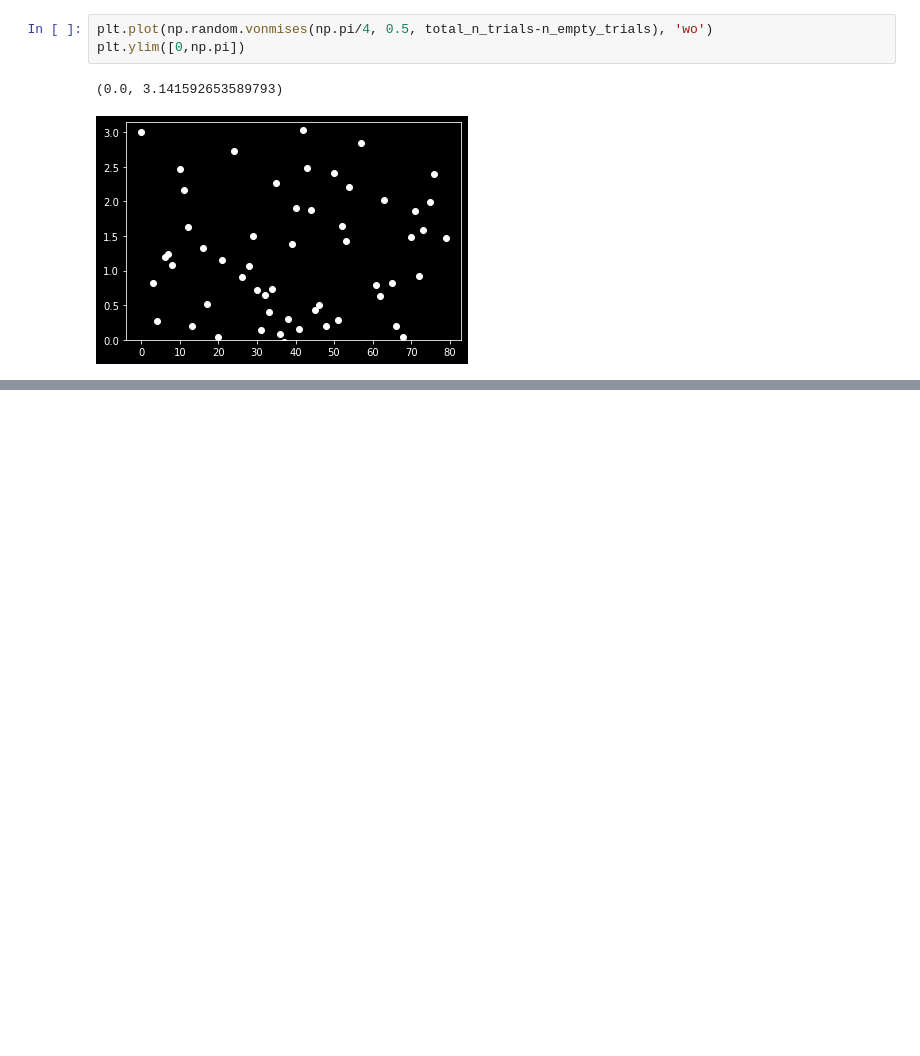
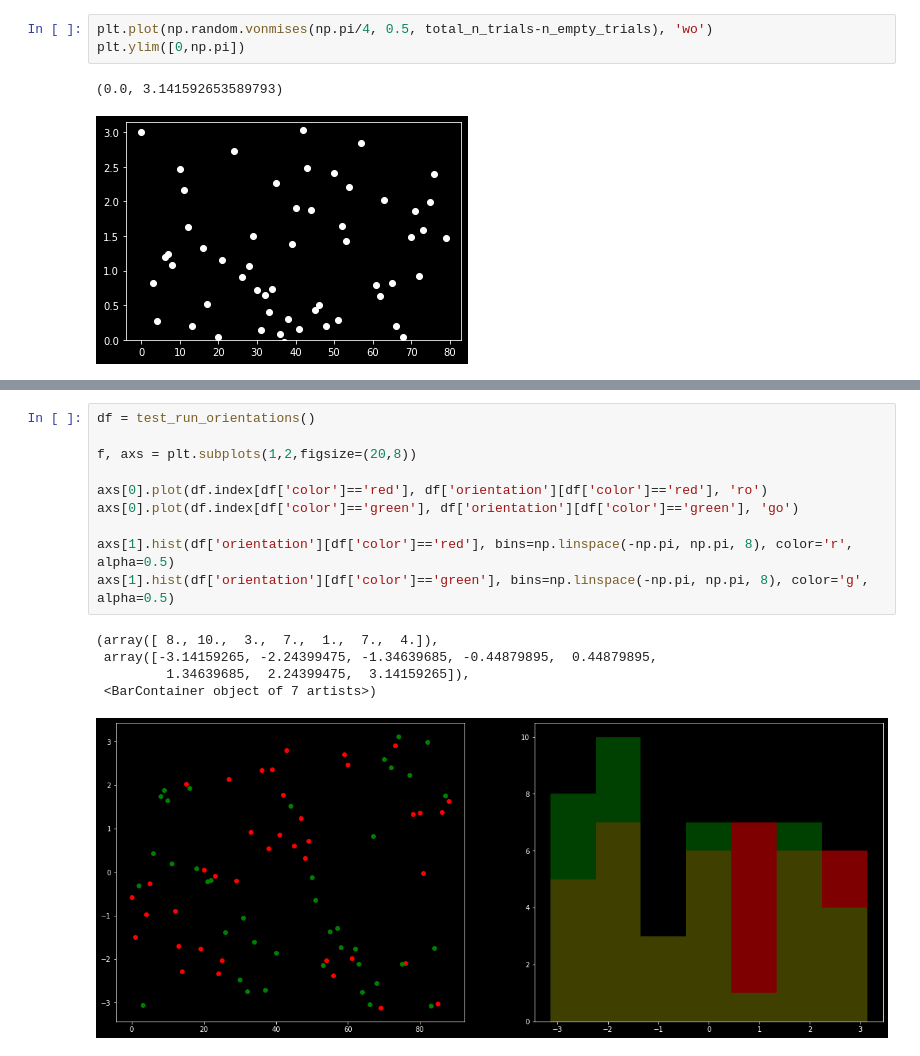
Before and after one commit to spinoza-centre/expectation_orientation, a Jupyter notebook: exp_designs/exp_design.ipynb, the cells around one changed output, grey strips where cells are left out. Cells and saved outputs as stored; diff of their text form; blank space fills up the shorter version.

```diff
--- a/exp_designs/exp_design.ipynb
+++ b/exp_designs/exp_design.ipynb
@@ -75,0 +182,16 @@ array([-1, -1,  0, -2,  1,  1,  0,  2,  1, -1])
+# %%
+df = test_run_orientations()
+
+f, axs = plt.subplots(1,2,figsize=(20,8))
+
+axs[0].plot(df.index[df['color']=='red'], df['orientation'][df['color']=='red'], 'ro')
+axs[0].plot(df.index[df['color']=='green'], df['orientation'][df['color']=='green'], 'go')
+
+axs[1].hist(df['orientation'][df['color']=='red'], bins=np.linspace(-np.pi, np.pi, 8), color='r', alpha=0.5)
+axs[1].hist(df['orientation'][df['color']=='green'], bins=np.linspace(-np.pi, np.pi, 8), color='g', alpha=0.5)
+# %% [output]
+(array([ 8., 10.,  3.,  7.,  1.,  7.,  4.]),
+ array([-3.14159265, -2.24399475, -1.34639685, -0.44879895,  0.44879895,
+         1.34639685,  2.24399475,  3.14159265]),
+ <BarContainer object of 7 artists>)
+[figure, added]
```
Also changed, not shown: parts of 13 cells of this notebook.
